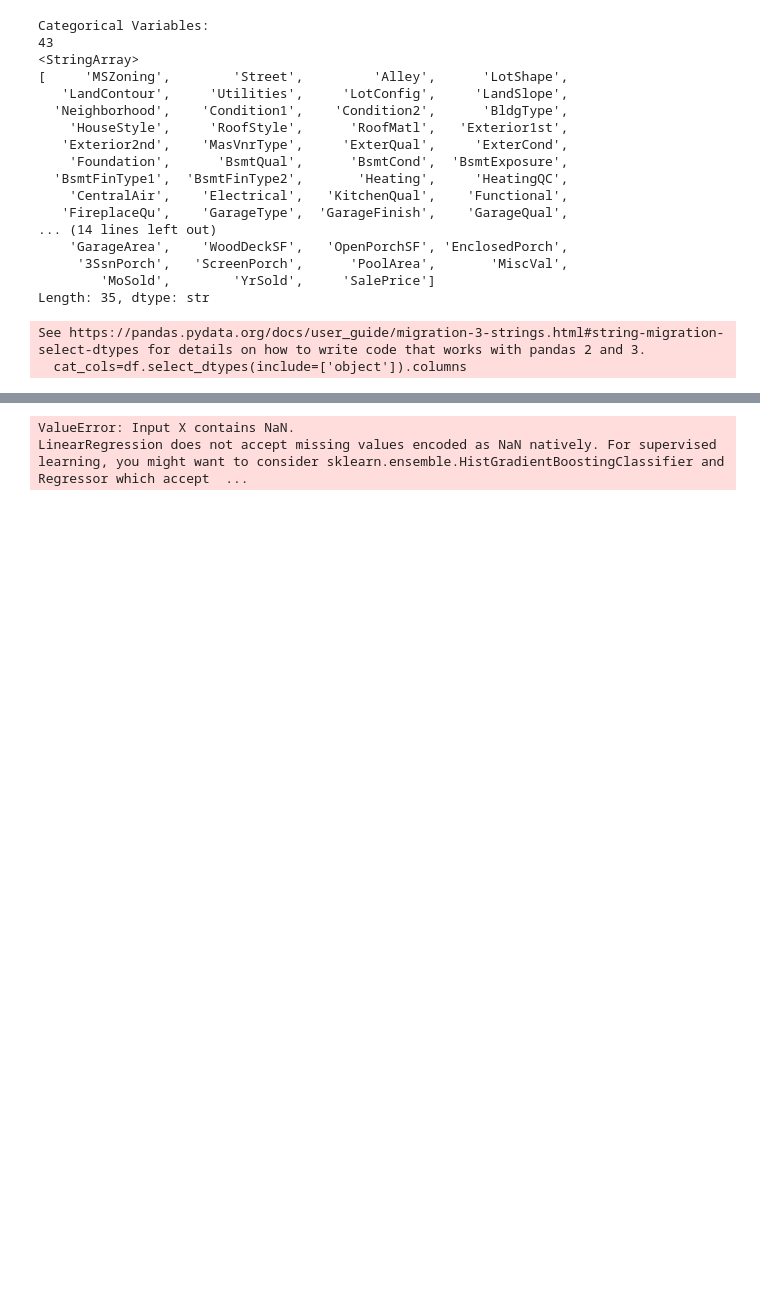
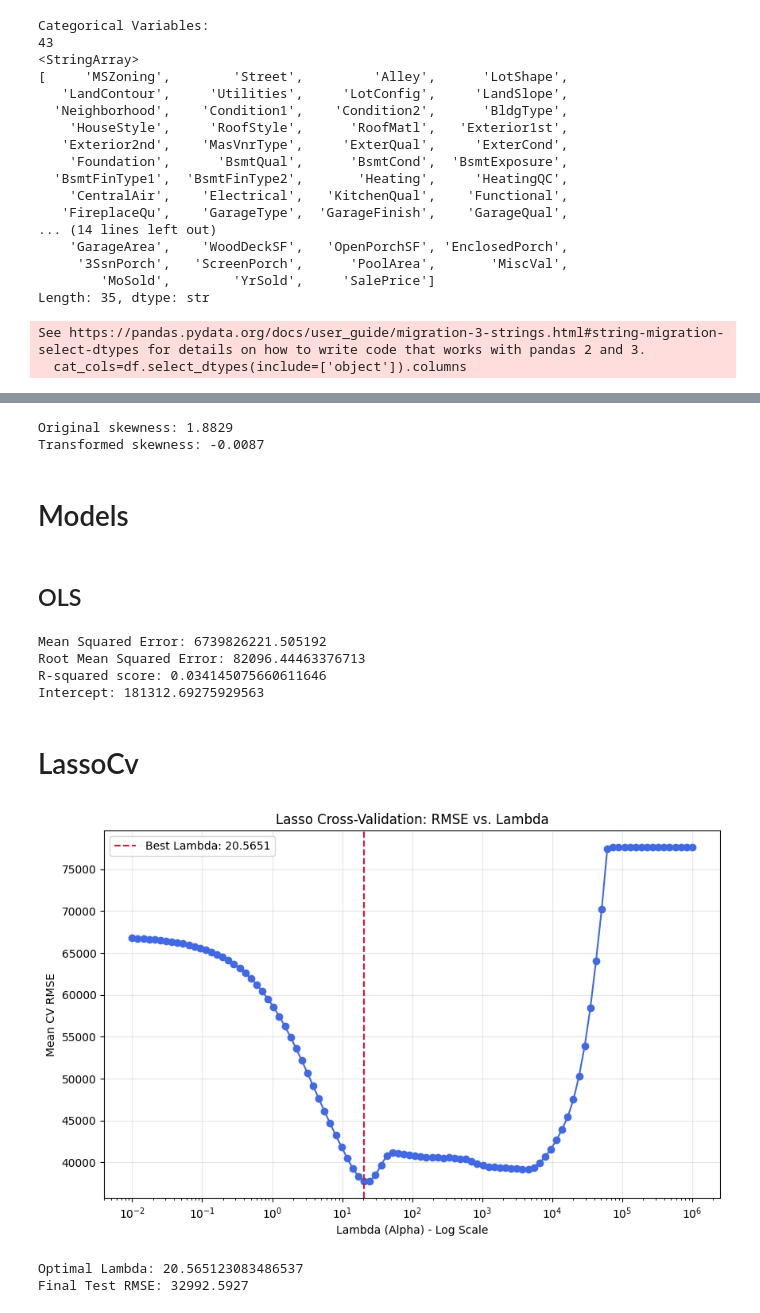
Before and after one commit to Rmorsch/Ames-House-Prices, a Jupyter notebook: Analysis.ipynb, the cells around one changed output, grey strips where cells are left out. Cells and saved outputs as stored; diff of their text form; code cells hidden in the pictures; blank space fills up the shorter version.

```diff
--- a/Analysis.ipynb
+++ b/Analysis.ipynb
@@ -164 +214,11 @@ def convert_to_dollars(y_preds, lam = None, run=0):
+# %%
+#
+# Check skewness before and after
+print(f"Original skewness: {df['SalePrice'].skew():.4f}")
+
+transformed_sale_price, lam = stats.boxcox(df['SalePrice'])
+print(f"Transformed skewness: {pd.Series(transformed_sale_price).skew():.4f}")
+# %% [output]
+Original skewness: 1.8829
+Transformed skewness: -0.0087
 # %%
@@ -172,15 +233,18 @@ _, _, y_train_original, y_test_original = train_test_split(X, y_original, test_s
 scaler = StandardScaler()
 X_train_scaled = scaler.fit_transform(X_train)
 X_test_scaled = scaler.transform(X_test)
+# %% [markdown]
+# Models
+# %% [markdown]
+## OLS
 # %%
 ols_model = LinearRegression()
 ols_model.fit(X_train_scaled, y_train)
 y_preds = ols_model.predict(X_test_scaled)
-
 r_squared_score = ols_model.score(X_test_scaled, y_test)
 
 # Inverse transform back to dollar scale
-ols_preds_dollars = convert_to_dollars(y_preds, lam, 1)
+ols_preds_dollars = convert_to_dollars(y_preds, lam, 0)
 mse = mean_squared_error(y_test_original, ols_preds_dollars)
 print(f"Mean Squared Error: {mse}")
 ols_rmse = np.sqrt(mse)
@@ -188,5 +252,45 @@ print(f"Root Mean Squared Error: {ols_rmse}")
 print(f"R-squared score: {r_squared_score}")
 print(f"Intercept: {ols_model.intercept_}")
 # %% [output]
-ValueError: Input X contains NaN.
-LinearRegression does not accept missing values encoded as NaN natively. For supervised learning, you might want to consider sklearn.ensemble.HistGradientBoostingClassifier and Regressor which accept  ...
+Mean Squared Error: 6739826221.505192
+Root Mean Squared Error: 82096.44463376713
+R-squared score: 0.034145075660611646
+Intercept: 181312.69275929563
+# %% [markdown]
+# LassoCv
+# %%
+# Fit LassoCV
+# cv=5 is standard; it tests a grid of alphas (lambdas) automatically
+alphas = np.logspace(-2, 6, 100)
+lcv_model = LassoCV(cv=10, alphas=alphas, random_state=42).fit(X_train_scaled, y_train)
+
+# Extract RMSE Path
+# model.mse_path_ stores MSE for each fold (n_alphas, n_folds)
+# We average across folds and take the square root for RMSE
+mean_mse = np.mean(lcv_model.mse_path_, axis=1)
+rmse_path = np.sqrt(mean_mse)
+alphas = lcv_model.alphas_
+
+# Visualization the RMSE path across different lambdas
+plt.figure(figsize=(10, 6))
+plt.plot(alphas, rmse_path, marker='o', linestyle='-', color='royalblue')
+plt.axvline(lcv_model.alpha_, color='crimson', linestyle='--', label=f'Best Lambda: {lcv_model.alpha_:.4f}')
+
+plt.xlabel('Lambda (Alpha) - Log Scale')
+plt.ylabel('Mean CV RMSE')
+plt.title('Lasso Cross-Validation: RMSE vs. Lambda')
+plt.xscale('log')
+plt.legend()
+plt.grid(True, alpha=0.3)
+plt.show()
+
+print(f"Optimal Lambda: {lcv_model.alpha_}")
+y_preds = lcv_model.predict(X_test_scaled)
+# Inverse transform back to dollar scale
+lcv_preds_dollars = convert_to_dollars(y_preds, lam, 0)
+lasso_rmse = np.sqrt(mean_squared_error(y_test_original, lcv_preds_dollars))
+print(f"Final Test RMSE: {lasso_rmse:.4f}")
+# %% [output]
+[figure, added]
+Optimal Lambda: 20.565123083486537
+Final Test RMSE: 32992.5927
```
Also changed, not shown: parts of 18 cells of this notebook, 1 other file.
